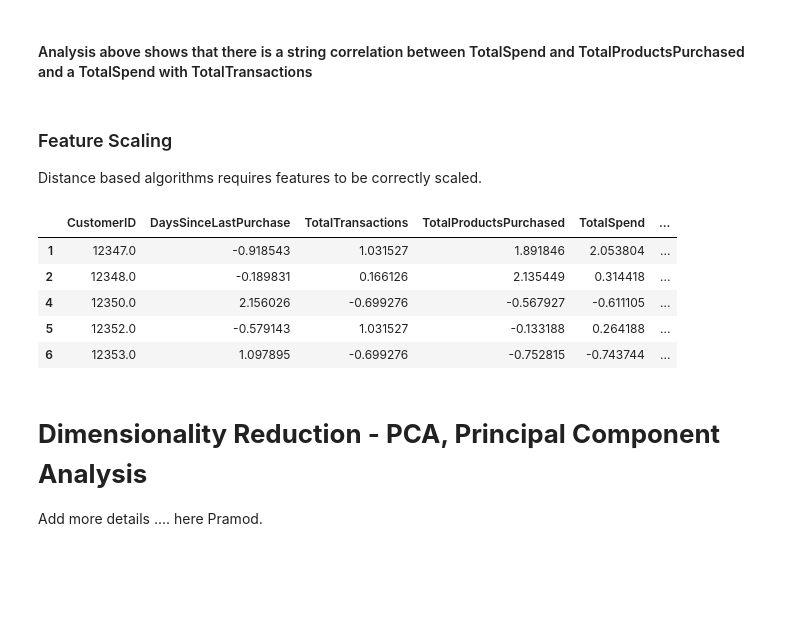
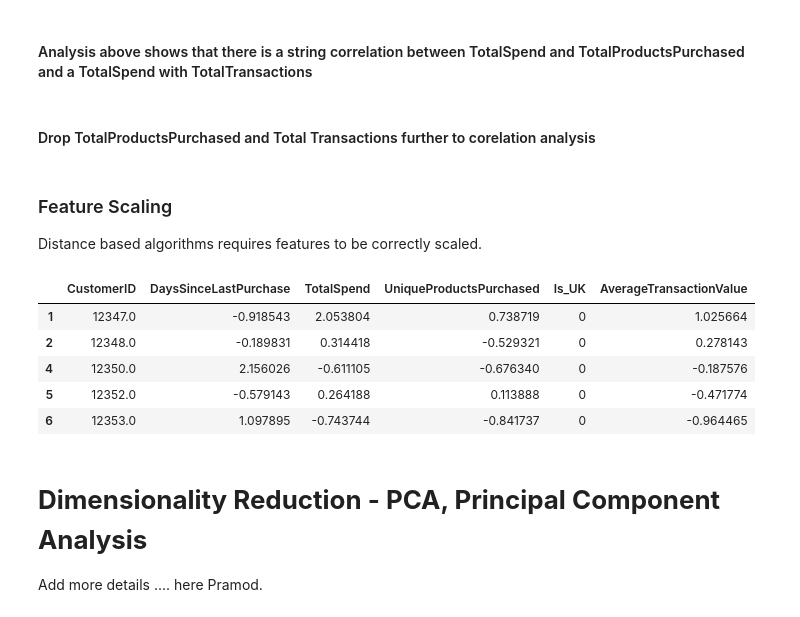
Before and after one commit to infoscale/ICBS-AIML-Capstone-Portfolio, a Jupyter notebook: customer_recommendations.ipynb, the cells around one changed output. Saved outputs shown, nothing was run; the diff lists cells and outputs as text; code cells hidden in the pictures; blank space fills up the shorter version.

```diff
--- a/customer_recommendations.ipynb
+++ b/customer_recommendations.ipynb
@@ -191,25 +192,29 @@ plt.show()
 [figure]
 # %% [markdown]
 #### Analysis above shows that there is a string correlation between TotalSpend and TotalProductsPurchased and a TotalSpend with TotalTransactions
+# %% [markdown]
+#### Drop TotalProductsPurchased and Total Transactions further to corelation analysis
+# %%
+clean_customer_data.drop(columns=['TotalProductsPurchased', 'TotalTransactions'], inplace=True)
 # %% [markdown]
 ### Feature Scaling
 Distance based algorithms requires features to be correctly scaled.
 # %%
 import warnings
 warnings.filterwarnings('ignore')
 from sklearn.preprocessing import StandardScaler
 scaler = StandardScaler()
 scaled_customer_data = clean_customer_data.copy()
-scaledColumns = ['DaysSinceLastPurchase', 'TotalTransactions', 'TotalProductsPurchased', 'TotalSpend', 'UniqueProductsPurchased', 'AverageTransactionValue']
+scaledColumns = ['DaysSinceLastPurchase', 'TotalSpend', 'UniqueProductsPurchased', 'AverageTransactionValue']
 scaled_customer_data[scaledColumns] = scaler.fit_transform(scaled_customer_data[scaledColumns])
 scaled_customer_data.head()
 # %% [output]
-|  | CustomerID | DaysSinceLastPurchase | TotalTransactions | TotalProductsPurchased | TotalSpend | ... |
-| 1 | 12347.0 | -0.918543 | 1.031527 | 1.891846 | 2.053804 | ... |
-| 2 | 12348.0 | -0.189831 | 0.166126 | 2.135449 | 0.314418 | ... |
-| 4 | 12350.0 | 2.156026 | -0.699276 | -0.567927 | -0.611105 | ... |
-| 5 | 12352.0 | -0.579143 | 1.031527 | -0.133188 | 0.264188 | ... |
-| 6 | 12353.0 | 1.097895 | -0.699276 | -0.752815 | -0.743744 | ... |
+|  | CustomerID | DaysSinceLastPurchase | TotalSpend | UniqueProductsPurchased | Is_UK | AverageTransactionValue |
+| 1 | 12347.0 | -0.918543 | 2.053804 | 0.738719 | 0 | 1.025664 |
+| 2 | 12348.0 | -0.189831 | 0.314418 | -0.529321 | 0 | 0.278143 |
+| 4 | 12350.0 | 2.156026 | -0.611105 | -0.676340 | 0 | -0.187576 |
+| 5 | 12352.0 | -0.579143 | 0.264188 | 0.113888 | 0 | -0.471774 |
+| 6 | 12353.0 | 1.097895 | -0.743744 | -0.841737 | 0 | -0.964465 |
 # %% [markdown]
 # **Dimensionality Reduction - PCA, Principal Component Analysis**
 Add more details .... here Pramod.
```
Also changed, not shown: parts of 21 cells of this notebook, 12 other files.
